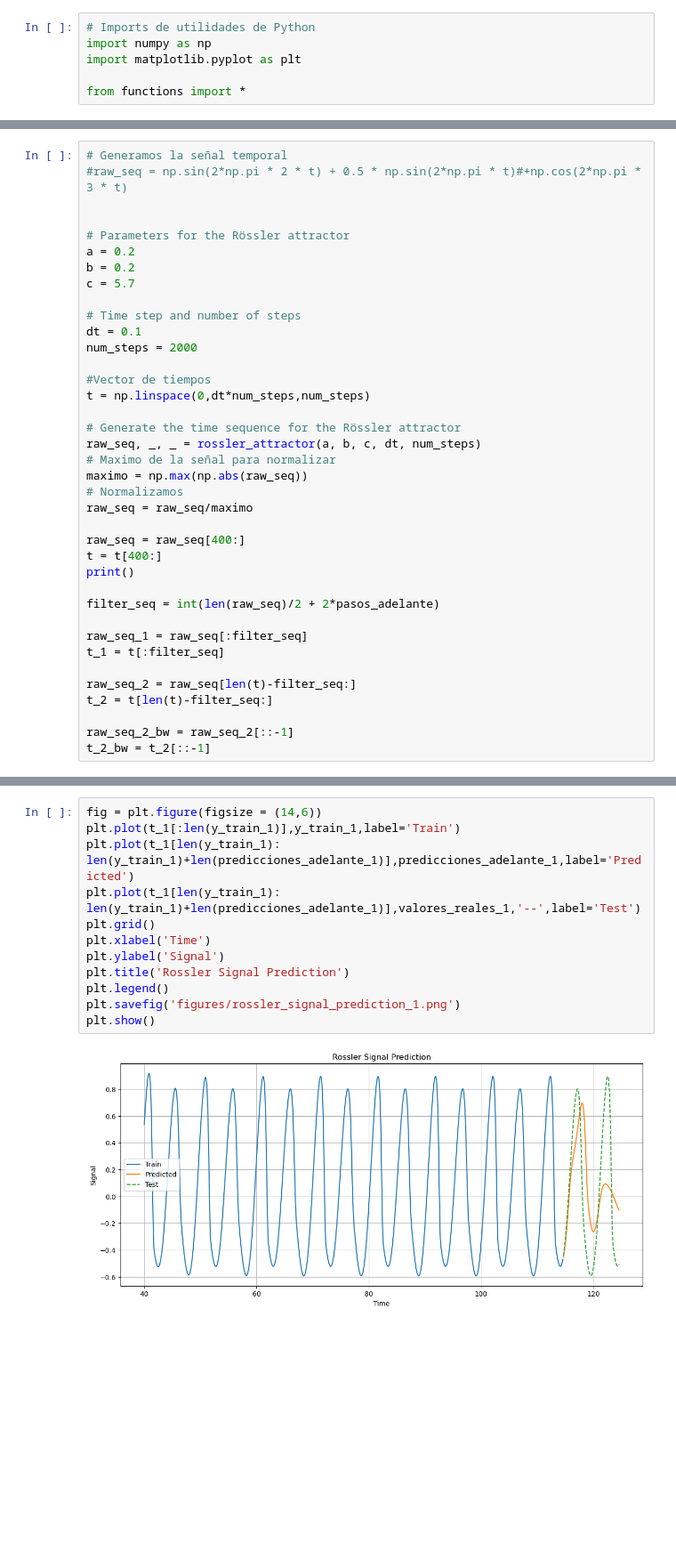
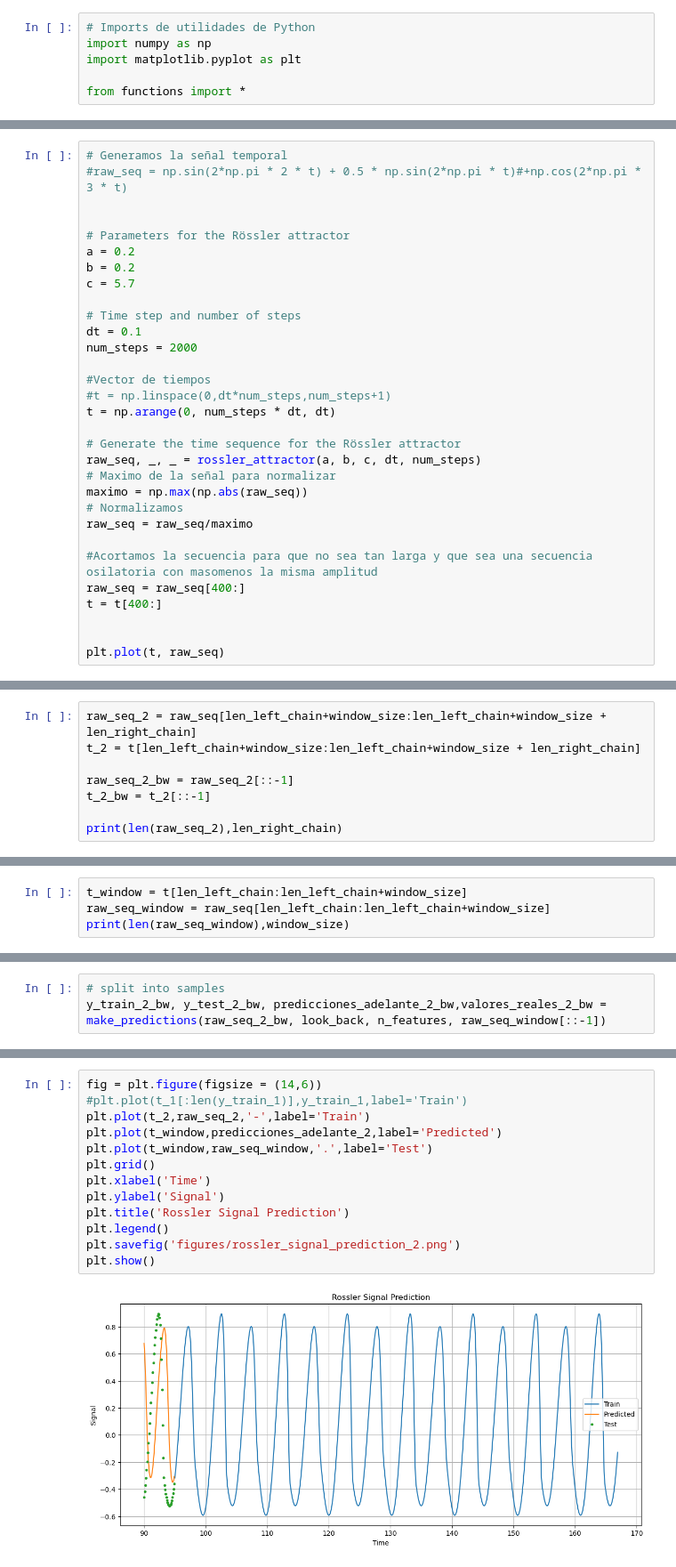
Before and after one commit to matiasleize/final_exam_ML, a Jupyter notebook: final.ipynb, the cells around one changed output, grey strips where cells are left out. Shown at 89% size. Cells and saved outputs as stored; diff of their text form; blank space fills up the shorter version.

```diff
--- a/final.ipynb
+++ b/final.ipynb
@@ -38,7 +45,8 @@ dt = 0.1
 num_steps = 2000
 
 #Vector de tiempos
-t = np.linspace(0,dt*num_steps,num_steps)
+#t = np.linspace(0,dt*num_steps,num_steps+1)
+t = np.arange(0, num_steps * dt, dt)
 
 # Generate the time sequence for the Rössler attractor
 raw_seq, _, _ = rossler_attractor(a, b, c, dt, num_steps)
@@ -47,17 +55,9 @@ maximo = np.max(np.abs(raw_seq))
 # Normalizamos
 raw_seq = raw_seq/maximo
 
+#Acortamos la secuencia para que no sea tan larga y que sea una secuencia osilatoria con masomenos la misma amplitud
 raw_seq = raw_seq[400:]
 t = t[400:]
-print()
 
-filter_seq = int(len(raw_seq)/2 + 2*pasos_adelante)
 
-raw_seq_1 = raw_seq[:filter_seq]
-t_1 = t[:filter_seq]
-
-raw_seq_2 = raw_seq[len(t)-filter_seq:]
-t_2 = t[len(t)-filter_seq:]
-
-raw_seq_2_bw = raw_seq_2[::-1]
-t_2_bw = t_2[::-1]
+plt.plot(t, raw_seq)
@@ -67,0 +74,8 @@ print(len(t_2))
+# %%
+raw_seq_2 = raw_seq[len_left_chain+window_size:len_left_chain+window_size + len_right_chain]
+t_2 = t[len_left_chain+window_size:len_left_chain+window_size + len_right_chain]
+
+raw_seq_2_bw = raw_seq_2[::-1]
+t_2_bw = t_2[::-1]
+
+print(len(raw_seq_2),len_right_chain)
@@ -67,0 +84,4 @@ print(len(t_2))
+# %%
+t_window = t[len_left_chain:len_left_chain+window_size]
+raw_seq_window = raw_seq[len_left_chain:len_left_chain+window_size]
+print(len(raw_seq_window),window_size)
@@ -118,0 +169,3 @@ plt.show()
+# %%
+# split into samples
+y_train_2_bw, y_test_2_bw, predicciones_adelante_2_bw,valores_reales_2_bw = make_predictions(raw_seq_2_bw, look_back, n_features, raw_seq_window[::-1])
@@ -181,14 +217,15 @@ print(len(y_test_1))
 # %%
 fig = plt.figure(figsize = (14,6))
-plt.plot(t_1[:len(y_train_1)],y_train_1,label='Train')
-plt.plot(t_1[len(y_train_1): len(y_train_1)+len(predicciones_adelante_1)],predicciones_adelante_1,label='Predicted')
-plt.plot(t_1[len(y_train_1): len(y_train_1)+len(predicciones_adelante_1)],valores_reales_1,'--',label='Test')
+#plt.plot(t_1[:len(y_train_1)],y_train_1,label='Train')
+plt.plot(t_2,raw_seq_2,'-',label='Train')
+plt.plot(t_window,predicciones_adelante_2,label='Predicted')
+plt.plot(t_window,raw_seq_window,'.',label='Test')
 plt.grid()
 plt.xlabel('Time')
 plt.ylabel('Signal')
 plt.title('Rossler Signal Prediction')
 plt.legend()
-plt.savefig('figures/rossler_signal_prediction_1.png')
+plt.savefig('figures/rossler_signal_prediction_2.png')
 plt.show()
 # %% [output]
-[figure, old version]
+[figure, new version]
```
Also changed, not shown: parts of 23 cells of this notebook, 2 other files.
